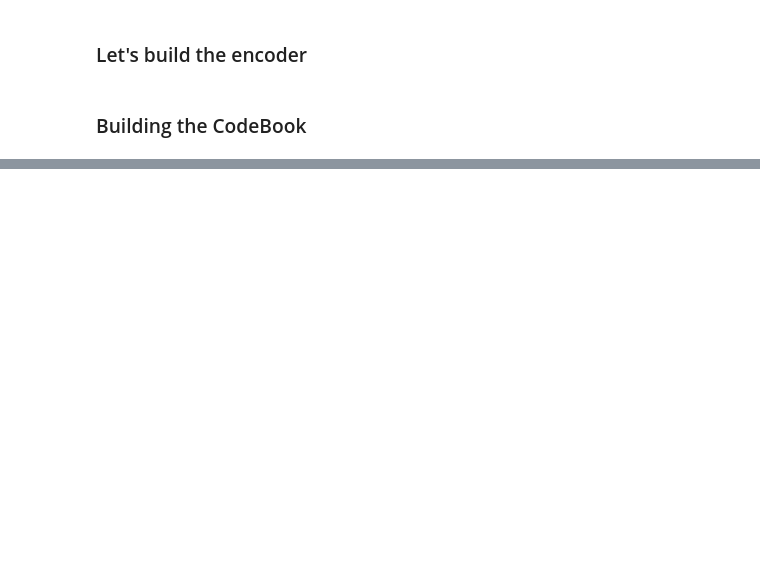
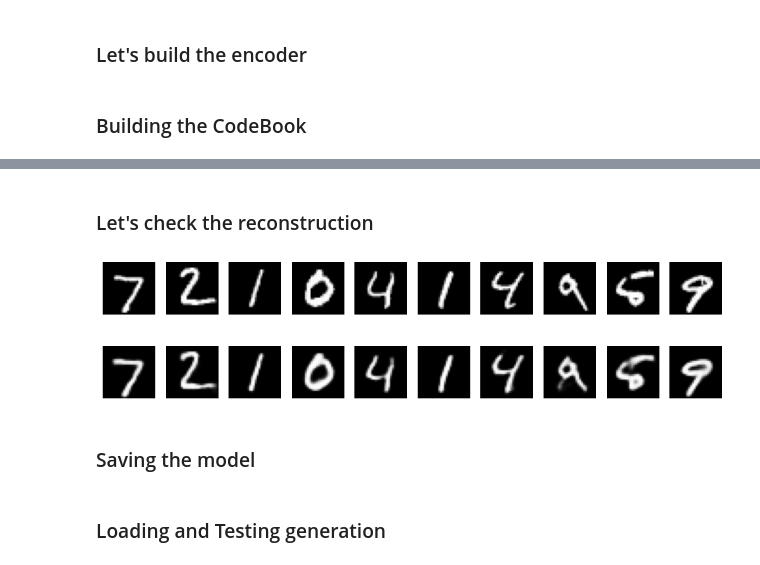
Before and after one commit to Ak62007/Deep-Generative-Modelling, a Jupyter notebook: notebooks/VQ_VAE.ipynb, the cells around one changed output, grey strips where cells are left out. Cells and saved outputs as stored; diff of their text form; code cells hidden in the pictures; blank space fills up the shorter version.

Commit message:
trained the complete VQ_VAE model on MNIST dataset

```diff
--- a/notebooks/VQ_VAE.ipynb
+++ b/notebooks/VQ_VAE.ipynb
@@ -16,7 +18,7 @@ if str(project_root) not in sys.path:
 # %% [output]
 done!
 # %%
-transformation = transforms.Compose([transforms.ToTensor(), transforms.Lambda(lambda x: x.view(-1))])
+transformation = transforms.Compose([transforms.ToTensor()])
 # %%
 device = torch.device('cuda' if torch.cuda.is_available() else 'cpu')
 device
@@ -103,0 +262,11 @@ class CodeBook(nn.Module):
+# %%
+D = 32
+K = 128
+model = VQ_VAE(in_channels=1, D=D, K=K)
+optimizer = torch.optim.Adam(model.parameters(), lr=2e-4)
+trained_model = train(
+    model=model,
+    dataloader=train_dataloader,
+    optimizer=optimizer,
+    epochs=10
+)
@@ -103,0 +284,32 @@ class CodeBook(nn.Module):
+# %% [markdown]
+### Let's check the reconstruction
+# %%
+def visualize_reconstructions(model, dataloader, n=10):
+    # Switching to eval mode
+    model.eval()
+
+    with torch.no_grad():
+        figs, axes = plt.subplots(nrows=2, ncols=n, figsize=(12,3))
+        # getting one batch
+        original_imgs, _ = next(iter(dataloader))
+        # inference
+        generated_imgs, _, _ = model.forward(original_imgs)
+
+        for i in range(n):
+            axes[0, i].imshow(original_imgs[i].squeeze(), cmap='gray')
+            axes[0, i].axis('off')
+
+            axes[1, i].imshow(generated_imgs[i].squeeze(), cmap='gray')
+            axes[1, i].axis('off')
+
+        plt.show()
+# %%
+visualize_reconstructions(
+    model=model,
+    dataloader=test_dataloader,
+    n=10
+)
+# %% [output]
+[figure, added]
+# %% [markdown]
+### Saving the model
@@ -103,0 +319,2 @@ class CodeBook(nn.Module):
+# %% [markdown]
+### Loading and Testing generation
```
Also changed, not shown: parts of 19 cells of this notebook, 1 other file.
